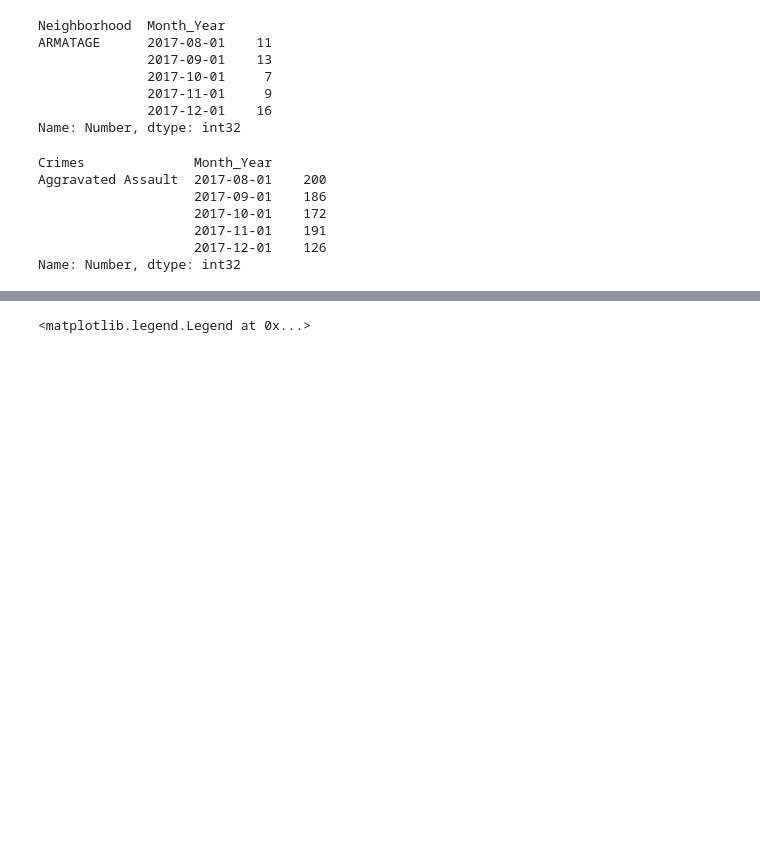
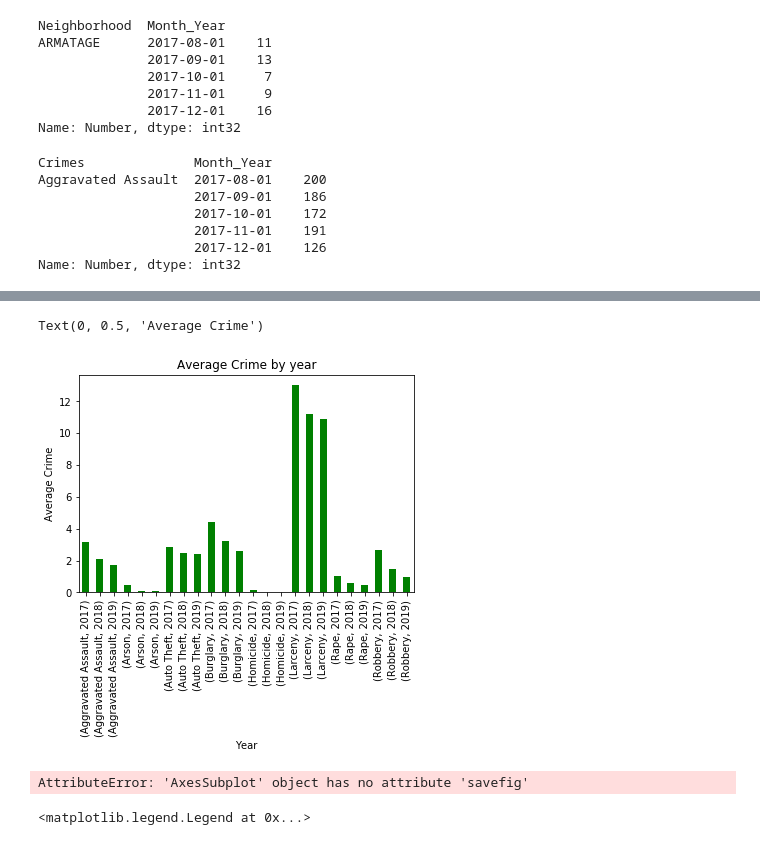
Before and after one commit to gofish1234/DataVis_Group5_Project1, a Jupyter notebook: PythonNotebooks/Group_Assignment_TimothyAyoade.ipynb, the cells around one changed output, grey strips where cells are left out. Cells and saved outputs as stored; diff of their text form; code cells hidden in the pictures; blank space fills up the shorter version.

```diff
--- a/PythonNotebooks/Group_Assignment_TimothyAyoade.ipynb
+++ b/PythonNotebooks/Group_Assignment_TimothyAyoade.ipynb
@@ -104,6 +104,7 @@ Aggravated Assault  2017-08-01    200
                     2017-12-01    126
 Name: Number, dtype: int32
 # %%
-TCrime_Year =TCrime_Neighboood = Rename_Crime_df.groupby(['Crimes', 'Year'])['Number'].sum()
-TCrime_Year.head (5)
+Total Number committed in Year
+TCrime_Year = Rename_Crime_df.groupby(['Crimes', 'Year'])['Number'].sum()
+TCrime_Year.head
 # %% [output]
@@ -116,0 +150,4 @@ Name: Number, dtype: int32
+# %%
+#Average Crime committed in each year
+ACY = TCrime_Year / TCrime_Month
+ACY
@@ -116,0 +172,3 @@ Name: Number, dtype: int32
+# %%
+AverageCY = ACY.dropna(how='any')
+AverageCY
@@ -117,3 +195,16 @@ Name: Number, dtype: int32
+# %%
+#remove empty records
+Avg_year_chart = AverageCY.plot(kind="bar", color = "g", title="Average Crime by year")
+Avg_year_chart.set_xlabel("Year")
+Avg_year_chart.set_ylabel("Average Crime")
+# %% [output]
+Text(0, 0.5, 'Average Crime')
+[figure, added]
+# %%
+#save your bar chart
+Avg_year_chart.savefig("Average_Crime_Bar_Chart")
+# %% [output]
+AttributeError: 'AxesSubplot' object has no attribute 'savefig'
 # %%
 # # Set values for Y & X axis
 Crime_Aggravated_Assault = TCrime_Month_Year.loc["Aggravated Assault"]
```
Also changed, not shown: parts of 6 cells of this notebook.
